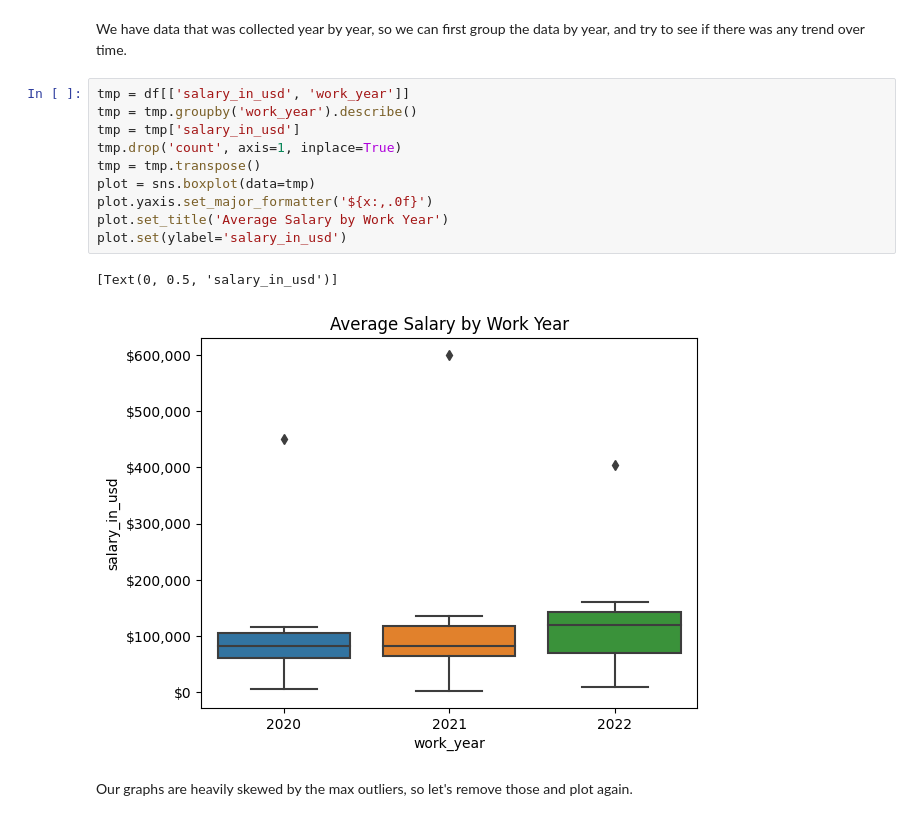
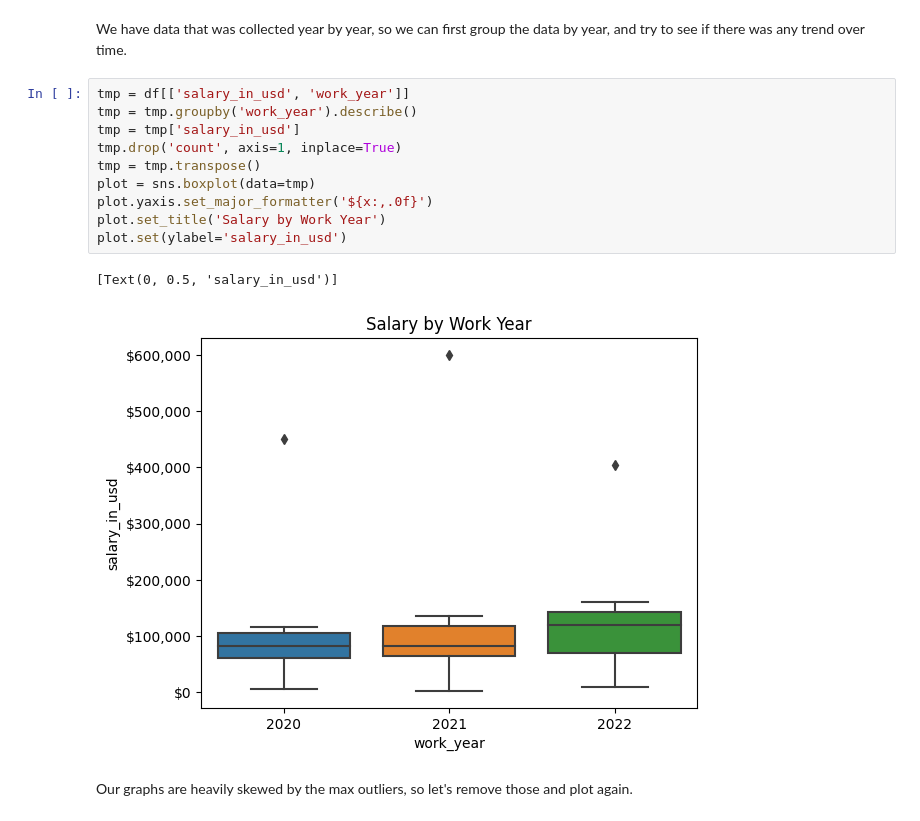
Before and after one commit to jtlantz/dm-proj1, a Jupyter notebook: notebooks/ds_salaries.ipynb, the cells around one changed output. Drawn from its saved outputs; the diff is of its cells as text.

```diff
--- a/notebooks/ds_salaries.ipynb
+++ b/notebooks/ds_salaries.ipynb
@@ -128,16 +128,16 @@ We have data that was collected year by year, so we can first group the data by
 # %%
 tmp = df[['salary_in_usd', 'work_year']]
 tmp = tmp.groupby('work_year').describe()
 tmp = tmp['salary_in_usd']
 tmp.drop('count', axis=1, inplace=True)
 tmp = tmp.transpose()
 plot = sns.boxplot(data=tmp)
 plot.yaxis.set_major_formatter('${x:,.0f}')
-plot.set_title('Average Salary by Work Year')
+plot.set_title('Salary by Work Year')
 plot.set(ylabel='salary_in_usd')
 # %% [output]
 [Text(0, 0.5, 'salary_in_usd')]
-[figure, old version]
+[figure, new version]
 # %% [markdown]
 Our graphs are heavily skewed by the max outliers, so let's remove those and plot again.
 # %%
```
Also changed, not shown: parts of 4 cells of this notebook.
